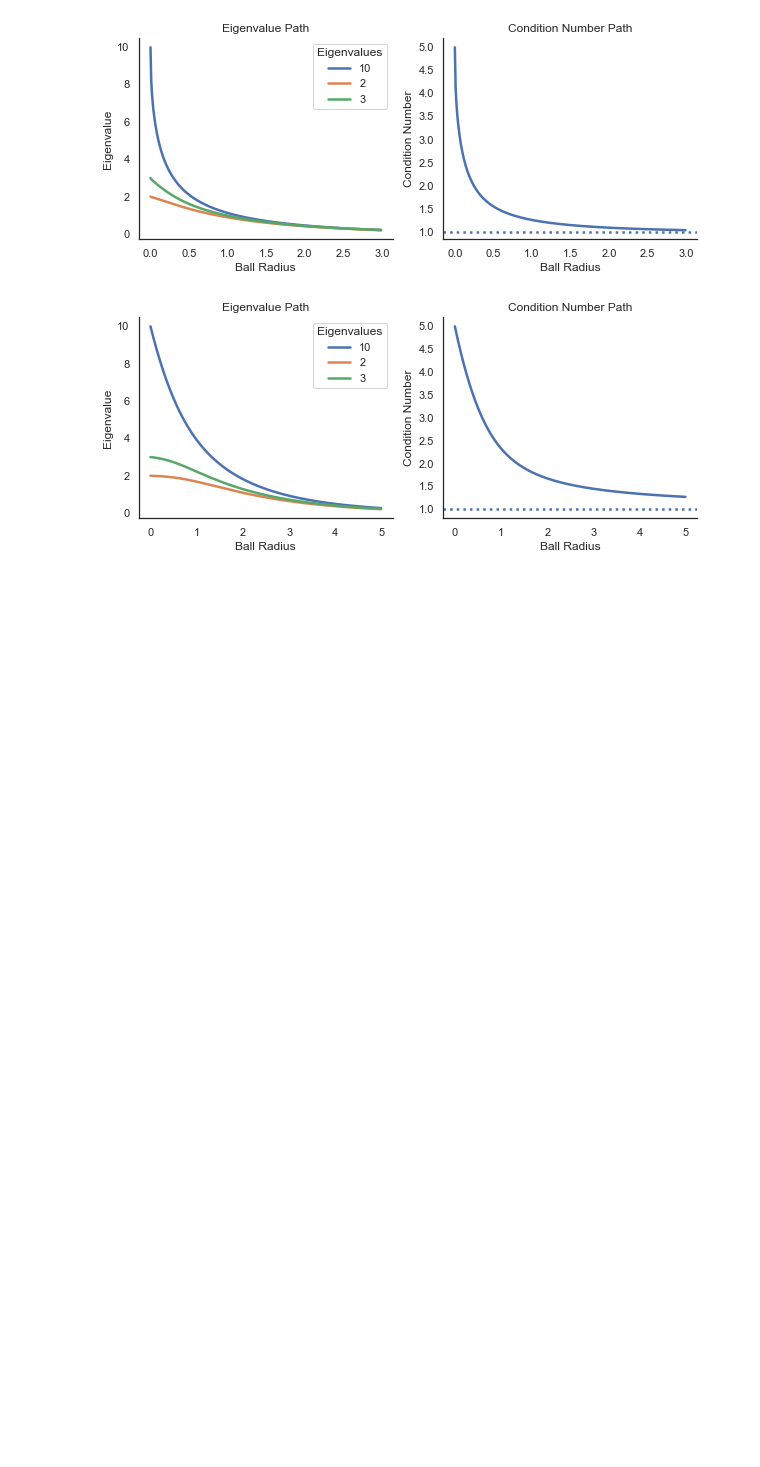
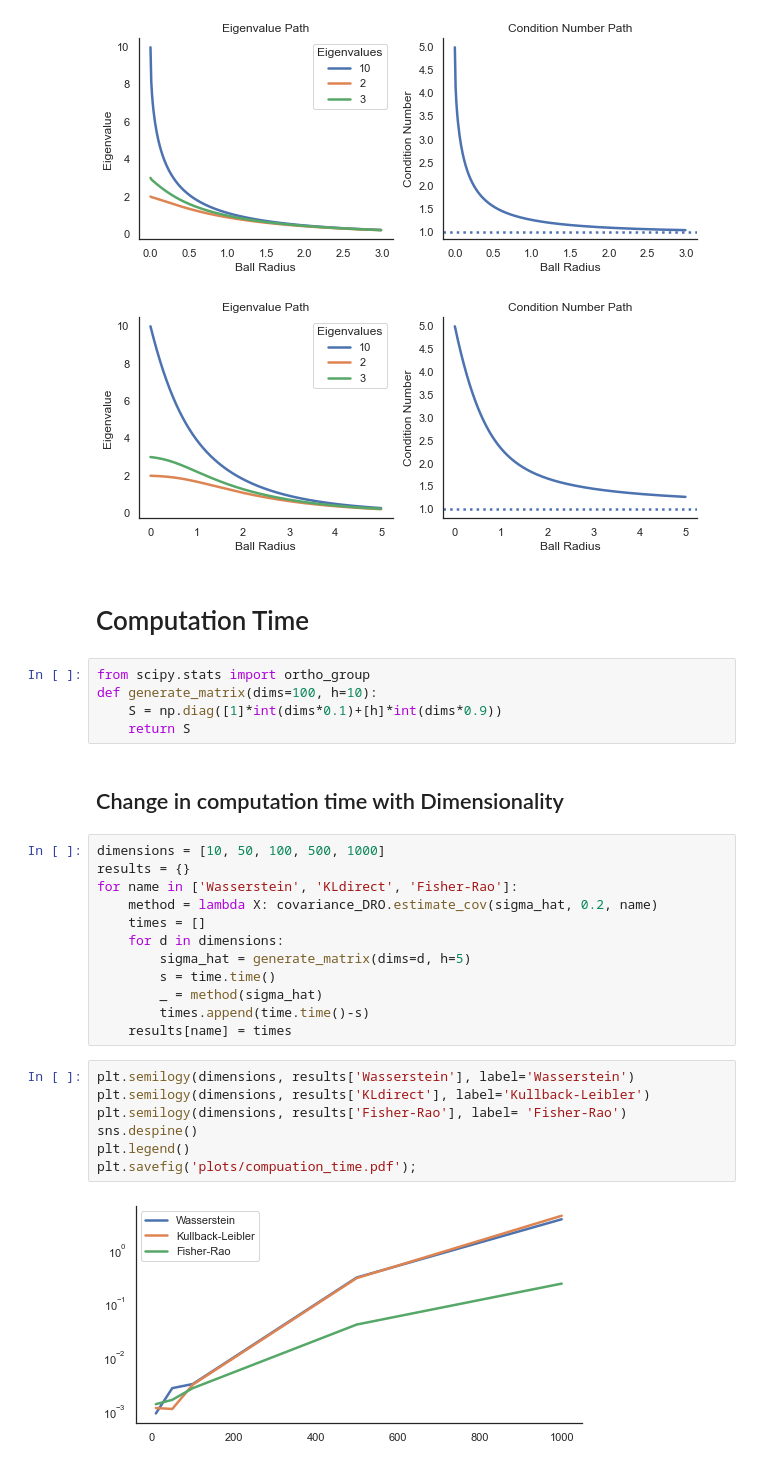
Before and after one commit to yvesrychener/covariance_DRO, a Jupyter notebook: python/Analysis.ipynb, the cells around one changed output. Saved outputs shown, nothing was run; the diff lists cells and outputs as text; blank space fills up the shorter version.

```diff
--- a/python/Analysis.ipynb
+++ b/python/Analysis.ipynb
@@ -89,3 +90,33 @@ plt.savefig('plots/fr_1023.pdf');
 [figure]
 [figure]
 [figure]
+# %% [markdown]
+# Computation Time
+# %%
+from scipy.stats import ortho_group
+def generate_matrix(dims=100, h=10):
+    S = np.diag([1]*int(dims*0.1)+[h]*int(dims*0.9))
+    return S
+# %% [markdown]
+## Change in computation time with Dimensionality
+# %%
+dimensions = [10, 50, 100, 500, 1000]
+results = {}
+for name in ['Wasserstein', 'KLdirect', 'Fisher-Rao']:
+    method = lambda X: covariance_DRO.estimate_cov(sigma_hat, 0.2, name)
+    times = []
+    for d in dimensions:
+        sigma_hat = generate_matrix(dims=d, h=5)
+        s = time.time()
+        _ = method(sigma_hat)
+        times.append(time.time()-s)
+    results[name] = times
+# %%
+plt.semilogy(dimensions, results['Wasserstein'], label='Wasserstein')
+plt.semilogy(dimensions, results['KLdirect'], label='Kullback-Leibler')
+plt.semilogy(dimensions, results['Fisher-Rao'], label= 'Fisher-Rao')
+sns.despine()
+plt.legend()
+plt.savefig('plots/compuation_time.pdf');
+# %% [output]
+[figure, added]
```
Also changed, not shown: parts of 11 cells of this notebook.
